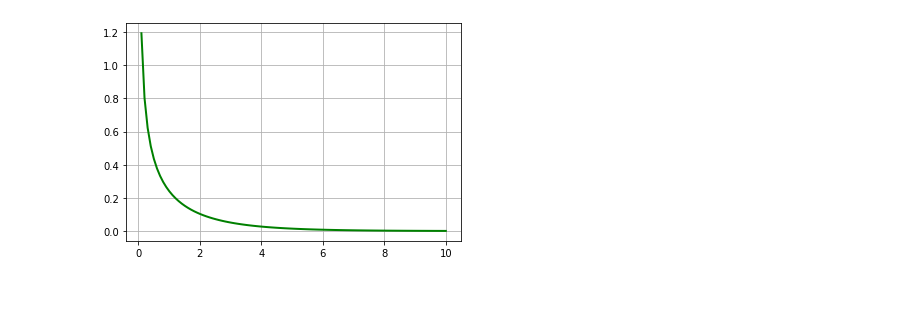
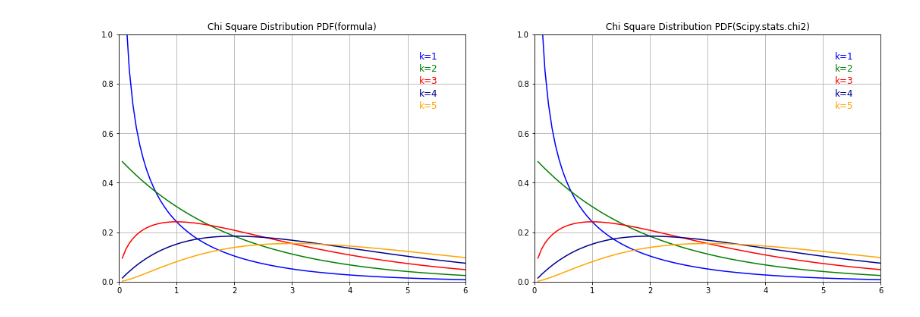
Before and after one commit to Brucewh8/Statistics, a Jupyter notebook: ChiSquareDist.ipynb, the cells around one changed output. Saved outputs shown, nothing was run; the diff lists cells and outputs as text; code cells hidden in the pictures.

```diff
--- a/ChiSquareDist.ipynb
+++ b/ChiSquareDist.ipynb
@@ -6,12 +15,28 @@ from scipy.special import gamma
 import matplotlib.pyplot as plt
-# %%
-x=np.linspace(0, 10, 100)
-k=1
-# y=np.array()
-y=((x**(k/2-1))*np.exp(-x/2))/((2**(k/2))*gamma(k/2))
-# %%
-plt.plot(x, y, "g", linewidth=2)
-plt.grid(True)
-plt.show()
-# %% [output]
-[figure, removed]
+# %%
+# 利用卡方分布概率密度函数公式和Scipy的卡方分布函数分别绘制概率密度函数曲线
+x=np.linspace(0, 6, 100)
+x=x[1:]
+color = ["blue", "green", "red", "darkblue", "orange"]
+fig=plt.figure(figsize=(18,6))
+ax1=fig.add_subplot(1,2,1)
+ax2=fig.add_subplot(1,2,2)
+for k in range(1,6,1):
+    y1=((x**(k/2-1))*np.exp(-x/2))/((2**(k/2))*gamma(k/2))
+    y2=stats.chi2.pdf(x, df=k)
+    s="k="+str(k)
+    ax1.plot(x, y1, c=color[int((k-1))])
+    ax1.text(5.2, 0.95-k/20, s, size=12, color=color[int((k-1))])
+    ax2.plot(x, y2, c=color[int((k-1))])
+    ax2.text(5.2, 0.95-k/20, s, size=12, color=color[int((k-1))])
+ax1.set_title(u"Chi Square Distribution PDF(formula)")
+ax2.set_title(u"Chi Square Distribution PDF(Scipy.stats.chi2)")
+ax1.set_xlim((0, 6))
+ax2.set_xlim((0, 6))
+ax1.set_ylim((0, 1))
+ax2.set_ylim((0, 1))
+ax1.grid(True)
+ax2.grid(True)
+plt.show()
+# %% [output]
+[figure, added]
```
Also changed, not shown: parts of 10 cells of this notebook, 2 other files.
